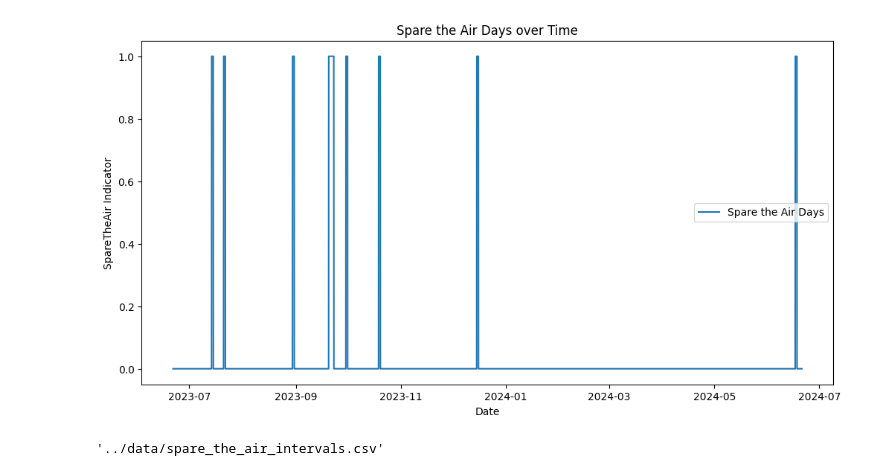
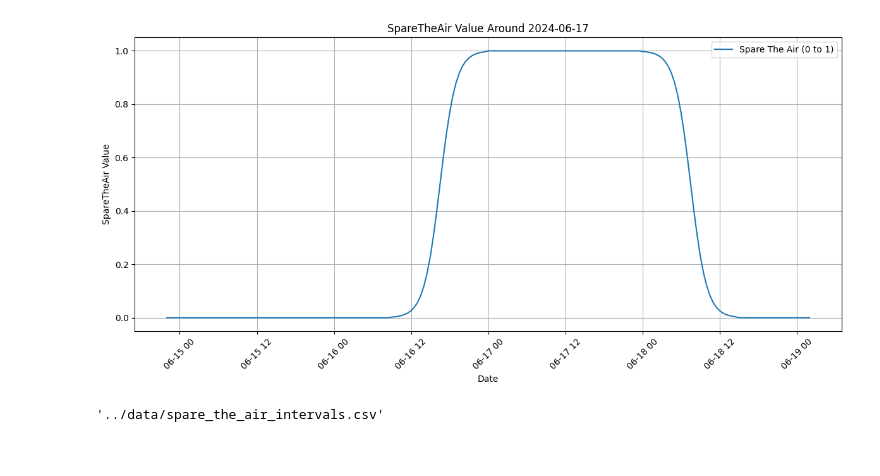
Before and after one commit to gregottoniemeyer/water_mirror, a Jupyter notebook: code/sparetheair.ipynb, the cells around one changed output. Saved outputs shown, nothing was run; the diff lists cells and outputs as text; code cells hidden in the pictures.

Commit message:
fixed Spare the Air
new smooth sigmoid transitions

```diff
--- a/code/sparetheair.ipynb
+++ b/code/sparetheair.ipynb
@@ -20,14 +74,30 @@ df["SpareTheAir"] = np.where(df["Datetime"].dt.normalize().isin(spare_the_air_da
 # %%
+
+# Date of interest
+date_of_interest = "2024-06-17"
+rows_before_after = 100
+
+# Find the index for the date of interest
+date_index = df[df["Datetime"].dt.normalize() == pd.to_datetime(date_of_interest)].index[0]
+
+# Slice the DataFrame to include 100 rows before and after
+start_index = max(date_index - rows_before_after, 0)
+end_index = min(date_index + rows_before_after + 1, len(df))
+plot_df = df.iloc[start_index:end_index]
+
 # Plot the data
 plt.figure(figsize=(12, 6))
-plt.plot(df["Datetime"], df["SpareTheAir"], label="Spare the Air Days")
-plt.title("Spare the Air Days over Time")
+plt.plot(plot_df["Datetime"], plot_df["SpareTheAir"], label="Spare The Air (0 to 1)")
 plt.xlabel("Date")
-plt.ylabel("SpareTheAir Indicator")
+plt.ylabel("SpareTheAir Value")
+plt.title(f"SpareTheAir Value Around {date_of_interest}")
+plt.xticks(rotation=45)
 plt.legend()
+plt.grid(True)
+plt.tight_layout()
 plt.show()
 # %% [output]
-[figure, old version]
+[figure, new version]
 # %%
 # Export the DataFrame to CSV
 output_path = "../data/spare_the_air_intervals.csv"
```
Also changed, not shown: parts of 1 cell of this notebook, 6 other files.
